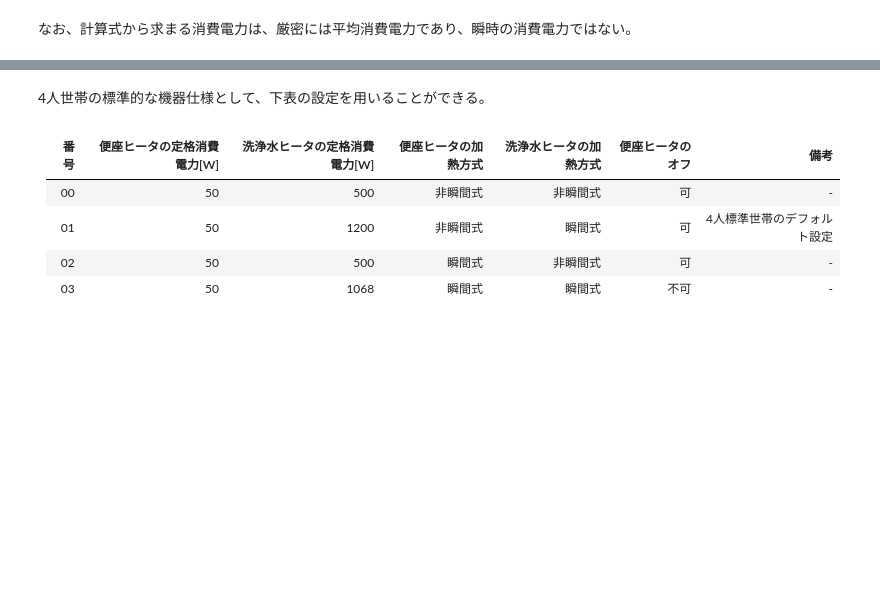
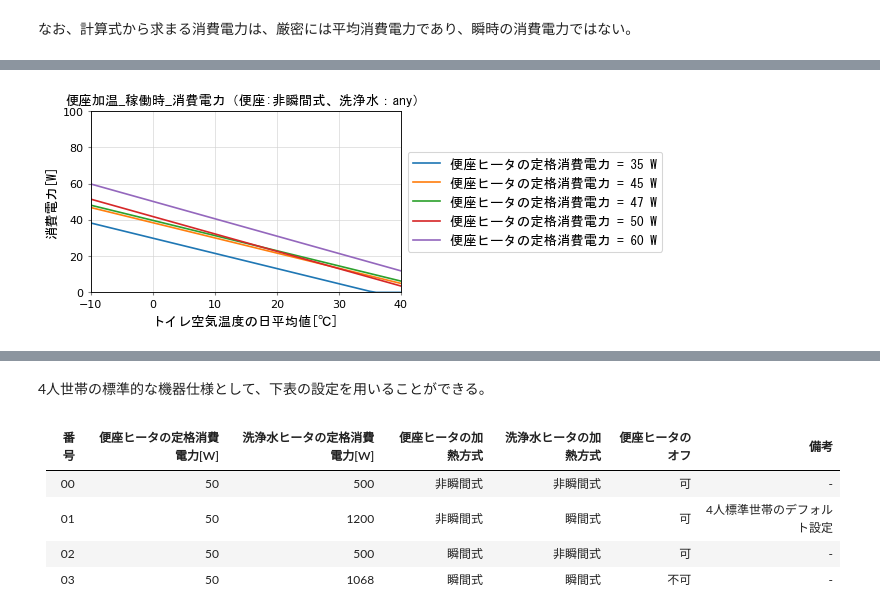
Before and after one commit to HiromiHabara/Jiritsu-EnergyUseOfApp, a Jupyter notebook: toiletseat.ipynb, the cells around one changed output, grey strips where cells are left out. Drawn from its saved outputs; the diff is of its cells as text; code cells hidden in the pictures; blank space fills up the shorter version.

```diff
--- a/toiletseat.ipynb
+++ b/toiletseat.ipynb
@@ -1132,0 +459,42 @@ plot_line_chart(check_theta,
+# %%
+def P_opg_ht_st_noninst(Prtd_opg_st, theta_toilet_ave):
+    '''便座のヒータ加熱方式が非瞬間式の場合において
+    　 便座加温が機能することによる稼働時の消費電力を計算する[W]'''
+    # Prtd_opg_st：便座ヒータの定格消費電力[W]
+    # theta_toilet_ave：トイレ空気温度の日平均値[C]
+
+    if Prtd_opg_st <= 45:
+        return max(0.0, (-0.0201 * theta_toilet_ave + 0.9224 * (Prtd_opg_st / 45)) *1000 / 24)
+    elif 45 < Prtd_opg_st and  Prtd_opg_st < 50:
+        return max(0.0, (-0.0201 * theta_toilet_ave -5.25 * (10**-4) * (Prtd_opg_st - 45) + 0.923 + 0.0157 * (Prtd_opg_st - 45)) *1000 / 24)
+    elif 50 <= Prtd_opg_st:
+        return max(0.0, (-0.023 * theta_toilet_ave + 1.0042 * (Prtd_opg_st / 50)) *1000 / 24)
+    else:
+        raise Exception
+# %%
+# 出力結果
+plt.figure(figsize = (5, 3), dpi=80 )
+plt.subplot2grid((1, 1), (0, 0))
+plt.title('便座加温_稼働時_消費電力（便座:非瞬間式、洗浄水：any）', fontdict={'fontproperties':fp})
+
+for i,Prtd in enumerate([35, 45, 47, 50, 60]):
+    x_values = [x for x in range(-10, 45, 1)]
+    y_values = [P_opg_ht_st_noninst(Prtd, theta_toilet_ave) for theta_toilet_ave in x_values]
+    plt.plot(x_values, y_values, label='便座ヒータの定格消費電力 = '+str(Prtd)+' W')
+
+ax=plt.gca()
+ax.set_xlabel('トイレ空気温度の日平均値[℃]', fontdict={'fontproperties':fp})
+ax.set_xticks(np.arange(-10, 45, 10), minor=False)
+ax.set_xbound(lower=-10, upper=40)
+
+ax.set_ylabel('消費電力[W]', fontdict={'fontproperties':fp})
+ax.set_yticks(np.arange(0, 120, 20), minor=False)
+ax.set_ybound(lower=0, upper=100)
+
+ax.grid(which='major', color='lightgray', alpha=0.7, linestyle='-')
+ax.tick_params(direction='out', length=3, width=1, color='gray')
+plt.legend(loc='center left', bbox_to_anchor=(1, 0.5), borderaxespad=0.5, frameon=True, prop=fp)
+
+plt.show()
+# %% [output]
+[figure, added]
```
Also changed, not shown: parts of 199 cells of this notebook, 1 other file.
